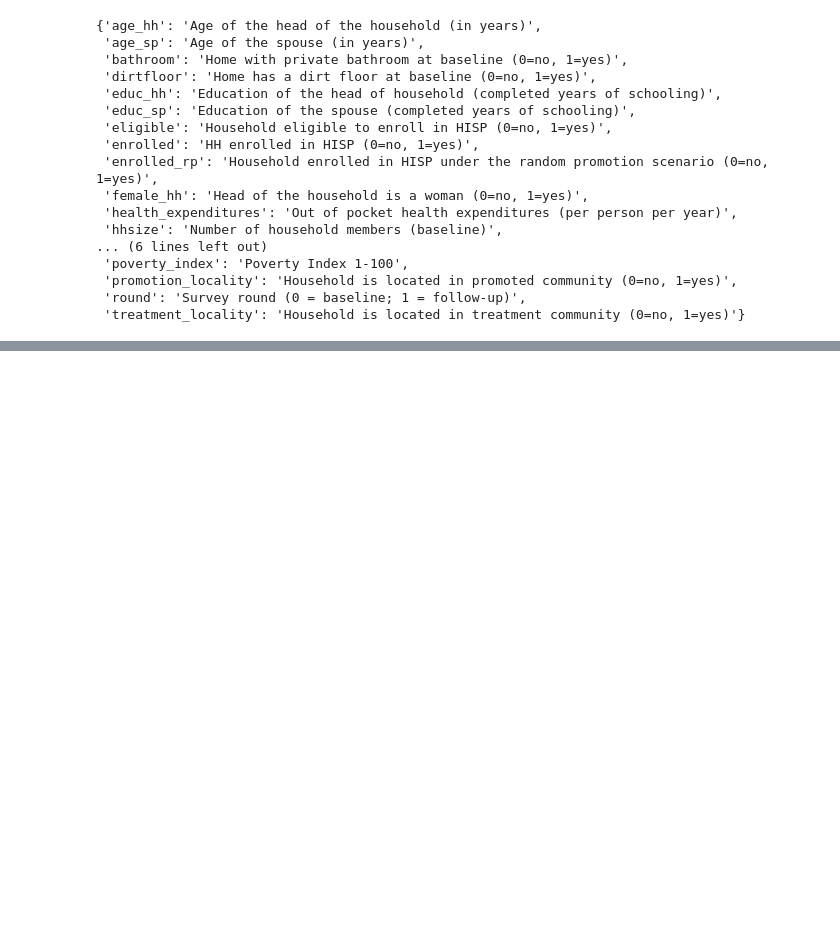
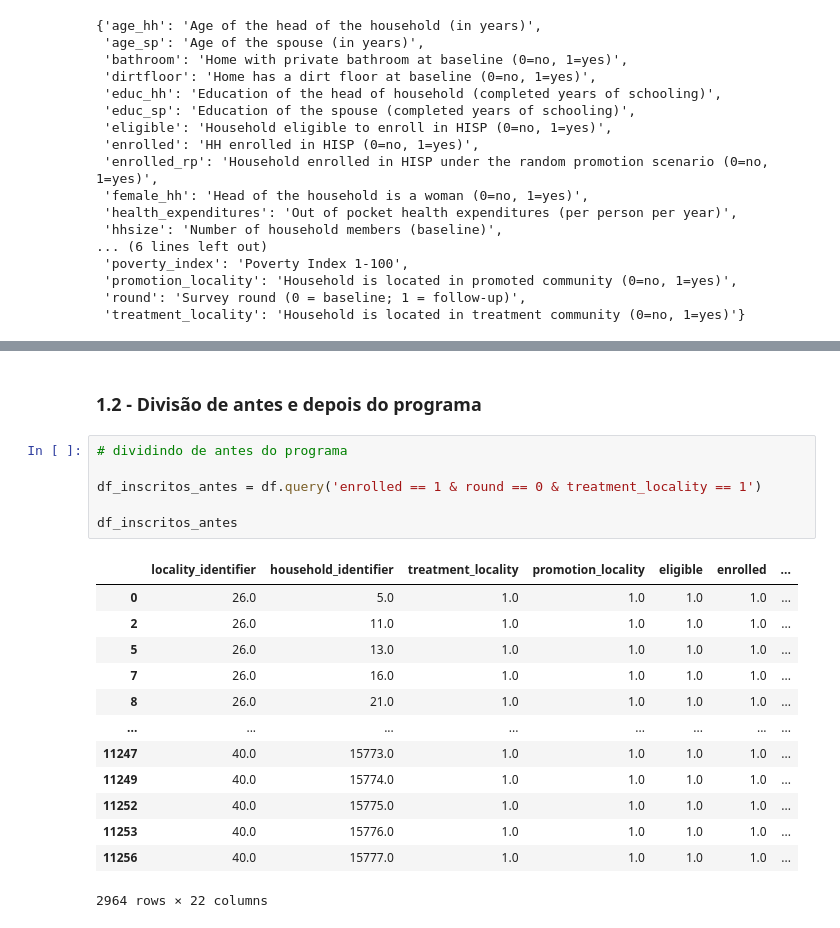
Before and after one commit to Pugianf/Big_Data_and_Public_Sector_II, a Jupyter notebook: Trabalho_Final_Big_Data_e_Setor_Público_II.ipynb, the cells around one changed output, grey strips where cells are left out. Cells and saved outputs as stored; diff of their text form; blank space fills up the shorter version.

```diff
--- a/Trabalho_Final_Big_Data_e_Setor_Público_II.ipynb
+++ b/Trabalho_Final_Big_Data_e_Setor_Público_II.ipynb
@@ -99,3 +110,25 @@ df.describe()
 | 50% | 59.000000 | 8040.000000 | 1.000000 | 1.000000 | 1.000000 | 0.000000 | ... |
 | 75% | 112.000000 | 12033.000000 | 1.000000 | 1.000000 | 1.000000 | 1.000000 | ... |
 | max | 200.000000 | 15778.000000 | 1.000000 | 1.000000 | 1.000000 | 1.000000 | ... |
+# %% [markdown]
+### 1.2 - Divisão de antes e depois do programa
+# %%
+# dividindo de antes do programa
+
+df_inscritos_antes = df.query('enrolled == 1 & round == 0 & treatment_locality == 1')
+
+df_inscritos_antes
+# %% [output]
+|  | locality_identifier | household_identifier | treatment_locality | promotion_locality | eligible | enrolled | ... |
+| 0 | 26.0 | 5.0 | 1.0 | 1.0 | 1.0 | 1.0 | ... |
+| 2 | 26.0 | 11.0 | 1.0 | 1.0 | 1.0 | 1.0 | ... |
+| 5 | 26.0 | 13.0 | 1.0 | 1.0 | 1.0 | 1.0 | ... |
+| 7 | 26.0 | 16.0 | 1.0 | 1.0 | 1.0 | 1.0 | ... |
+| 8 | 26.0 | 21.0 | 1.0 | 1.0 | 1.0 | 1.0 | ... |
+| ... | ... | ... | ... | ... | ... | ... | ... |
+| 11247 | 40.0 | 15773.0 | 1.0 | 1.0 | 1.0 | 1.0 | ... |
+| 11249 | 40.0 | 15774.0 | 1.0 | 1.0 | 1.0 | 1.0 | ... |
+| 11252 | 40.0 | 15775.0 | 1.0 | 1.0 | 1.0 | 1.0 | ... |
+| 11253 | 40.0 | 15776.0 | 1.0 | 1.0 | 1.0 | 1.0 | ... |
+| 11256 | 40.0 | 15777.0 | 1.0 | 1.0 | 1.0 | 1.0 | ... |
+2964 rows × 22 columns
```
Also changed, not shown: parts of 21 cells of this notebook.
